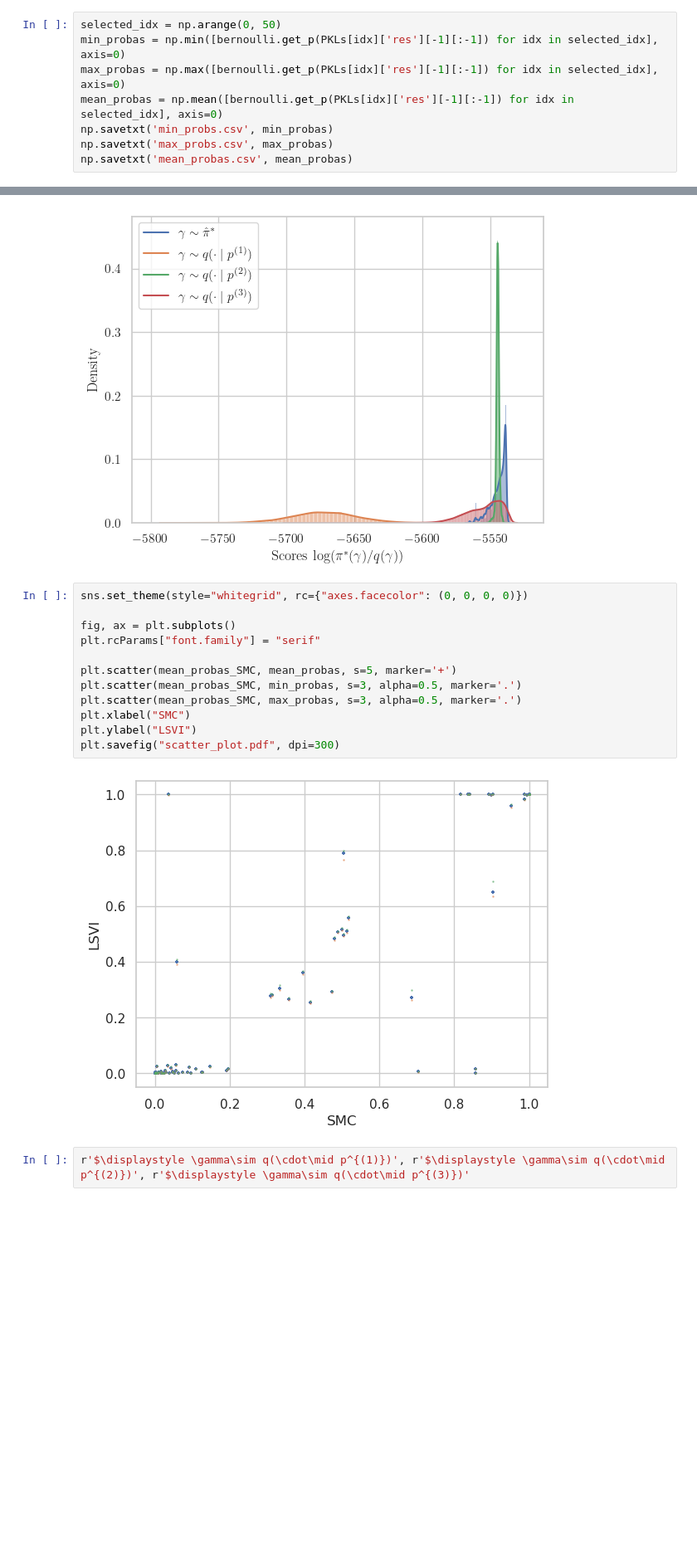
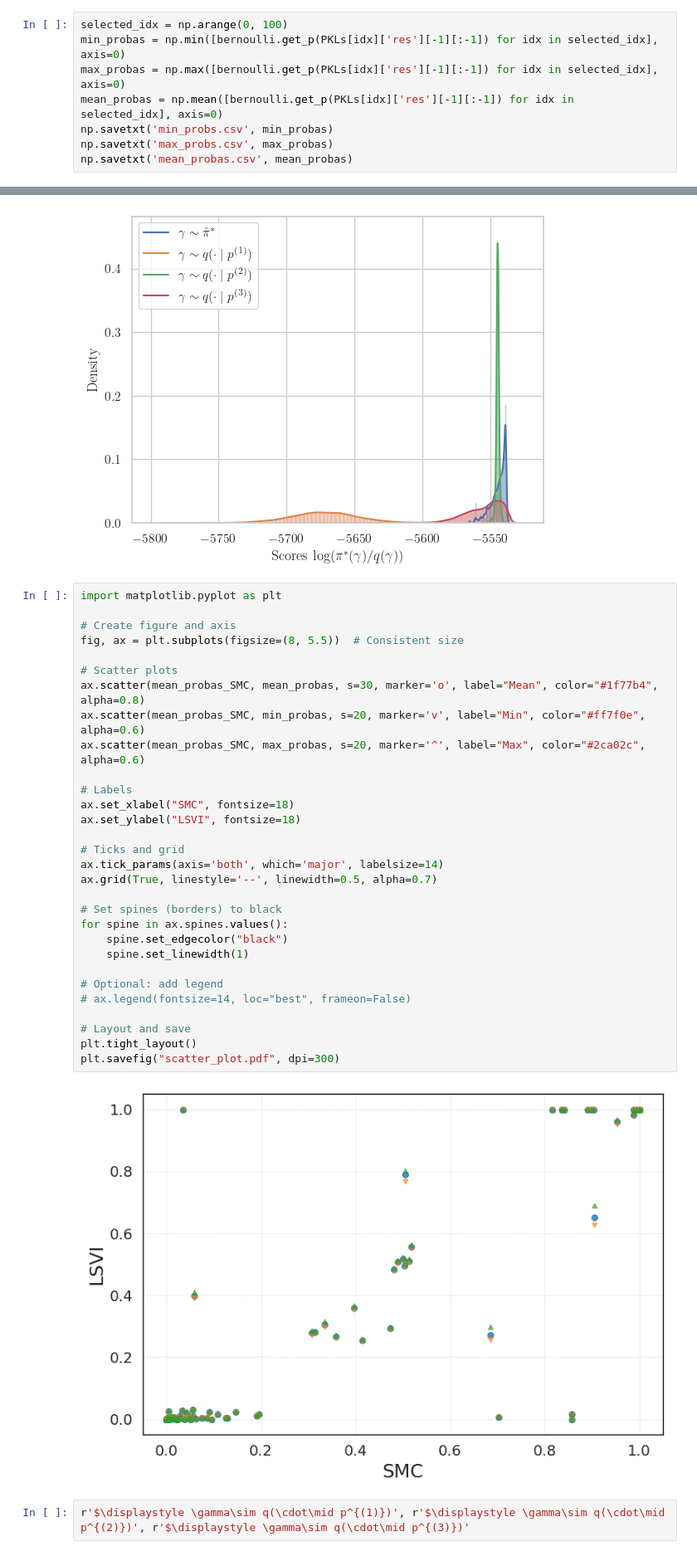
Before and after one commit to ylefay/LSVI, a Jupyter notebook: LSVI/experiments/bayesianSelectionVariable/concrete/output/read.ipynb, the cells around one changed output, grey strips where cells are left out. Shown at 83% size. Cells and saved outputs as stored; diff of their text form; blank space fills up the shorter version.

Commit message:
Notebooks, for consistent figure styles

```diff
--- a/LSVI/experiments/bayesianSelectionVariable/concrete/output/read.ipynb
+++ b/LSVI/experiments/bayesianSelectionVariable/concrete/output/read.ipynb
@@ -26,5 +35,5 @@ tgt_log_density = get_tgt_log_density(reg, obs)
 # %%
-selected_idx = np.arange(0, 50)
+selected_idx = np.arange(0, 100)
 min_probas = np.min([bernoulli.get_p(PKLs[idx]['res'][-1][:-1]) for idx in selected_idx], axis=0)
 max_probas = np.max([bernoulli.get_p(PKLs[idx]['res'][-1][:-1]) for idx in selected_idx], axis=0)
 mean_probas = np.mean([bernoulli.get_p(PKLs[idx]['res'][-1][:-1]) for idx in selected_idx], axis=0)
@@ -115,18 +128,36 @@ fig.savefig("histo_loss_kde.pdf", dpi=300)
 # %% [output]
 [figure]
 # %%
-sns.set_theme(style="whitegrid", rc={"axes.facecolor": (0, 0, 0, 0)})
+import matplotlib.pyplot as plt
 
-fig, ax = plt.subplots()
-plt.rcParams["font.family"] = "serif"
+# Create figure and axis
+fig, ax = plt.subplots(figsize=(8, 5.5))  # Consistent size
 
-plt.scatter(mean_probas_SMC, mean_probas, s=5, marker='+')
-plt.scatter(mean_probas_SMC, min_probas, s=3, alpha=0.5, marker='.')
-plt.scatter(mean_probas_SMC, max_probas, s=3, alpha=0.5, marker='.')
-plt.xlabel("SMC")
-plt.ylabel("LSVI")
+# Scatter plots
+ax.scatter(mean_probas_SMC, mean_probas, s=30, marker='o', label="Mean", color="#1f77b4", alpha=0.8)
+ax.scatter(mean_probas_SMC, min_probas, s=20, marker='v', label="Min", color="#ff7f0e", alpha=0.6)
+ax.scatter(mean_probas_SMC, max_probas, s=20, marker='^', label="Max", color="#2ca02c", alpha=0.6)
+
+# Labels
+ax.set_xlabel("SMC", fontsize=18)
+ax.set_ylabel("LSVI", fontsize=18)
+
+# Ticks and grid
+ax.tick_params(axis='both', which='major', labelsize=14)
+ax.grid(True, linestyle='--', linewidth=0.5, alpha=0.7)
+
+# Set spines (borders) to black
+for spine in ax.spines.values():
+    spine.set_edgecolor("black")
+    spine.set_linewidth(1)
+
+# Optional: add legend
+# ax.legend(fontsize=14, loc="best", frameon=False)
+
+# Layout and save
+plt.tight_layout()
 plt.savefig("scatter_plot.pdf", dpi=300)
 # %% [output]
-[figure, old version]
+[figure, new version]
 # %%
 r'$\displaystyle \gamma\sim q(\cdot\mid p^{(1)})', r'$\displaystyle \gamma\sim q(\cdot\mid p^{(2)})', r'$\displaystyle \gamma\sim q(\cdot\mid p^{(3)})'
```
Also changed, not shown: parts of 3 cells of this notebook, 2 other files.
